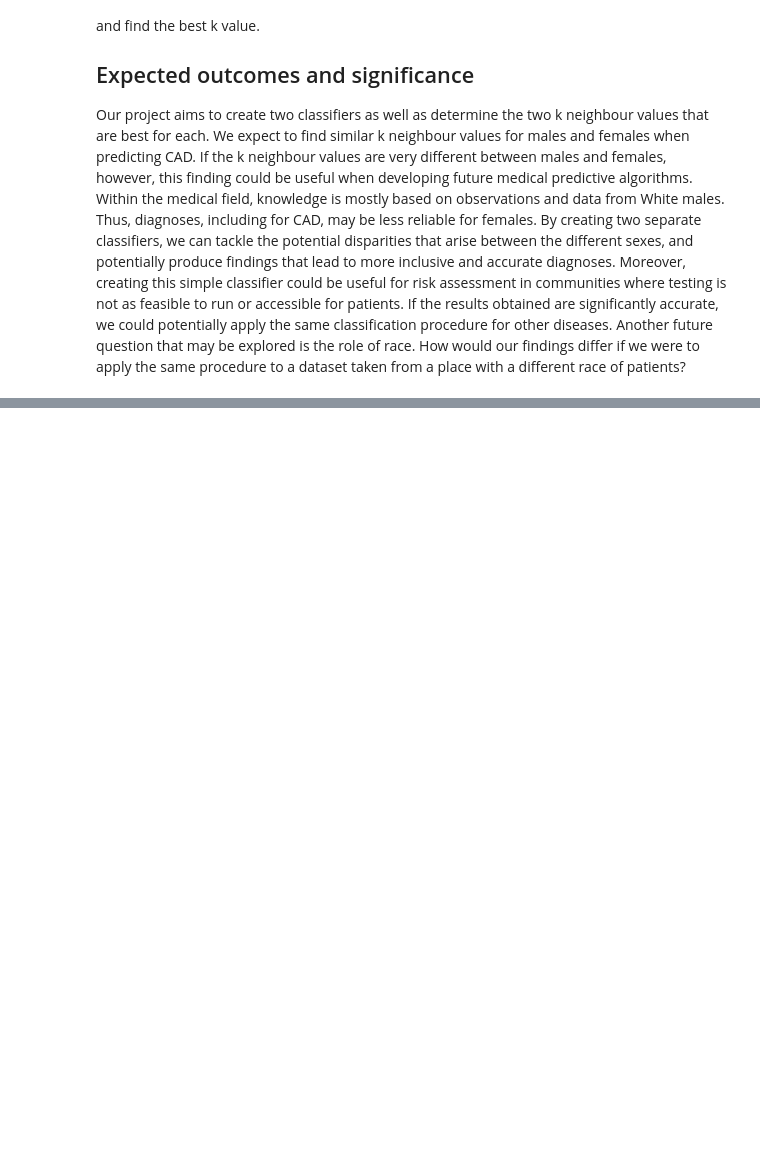
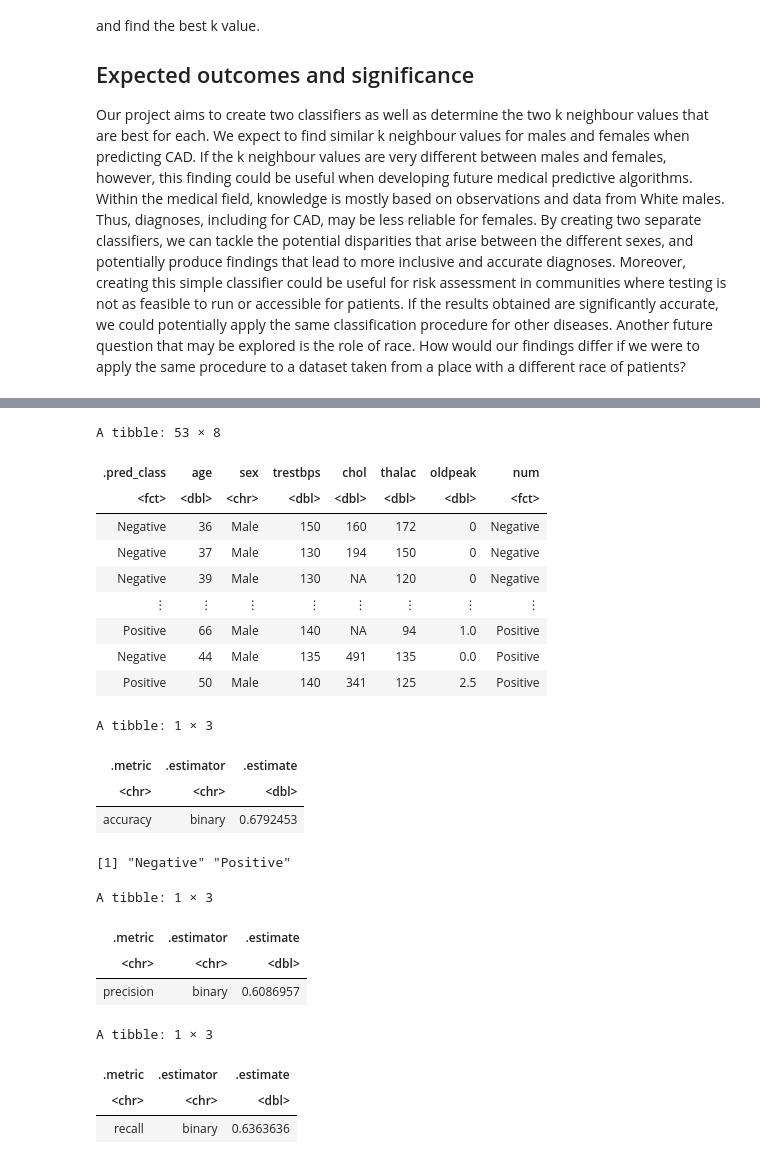
Before and after one commit to szulkifl/dsci-data-analysis-project-44, a Jupyter notebook: project_proposal.ipynb, the cells around one changed output, grey strips where cells are left out. Drawn from its saved outputs; the diff is of its cells as text; code cells hidden in the pictures; blank space fills up the shorter version.

```diff
--- a/project_proposal.ipynb
+++ b/project_proposal.ipynb
@@ -449,0 +559,55 @@ cross_val_males
+# %%
+## first create the classifier with the best number of K values for females
+knn_male_max_spec <- nearest_neighbor(weight_func = "rectangular", neighbors = 7) |>
+                       set_engine("kknn") |>
+                       set_mode("classification")
+
+# now we will use the original recipe for female data and make our workflow for this spec
+knn_final_male_fit <- workflow() |>
+                             add_recipe(recipe_male) |>
+                             add_model(knn_male_max_spec) |>
+                             fit(train_male)
+
+
+# now we use this workflow to predict the test set, but first we split the test set into male and female
+male_prediction <- predict(knn_final_male_fit, male_test) |>
+                     bind_cols(male_test)
+
+male_prediction
+
+male_prediction_accuracy <- male_prediction |>
+                              metrics(truth = num, estimate = .pred_class) |>
+                              filter(.metric == "accuracy")
+
+male_prediction_accuracy
+
+# this tells us that the first level is a negative diagnosis and positive is the second level
+male_prediction |> pull(num) |> levels()
+
+# female_prediction_precision
+male_prediction |> precision(truth = num, estimate = .pred_class, event_level = "second")
+male_prediction |> recall(truth = num, estimate = .pred_class, event_level = "second")
+# %% [output]
+A tibble: 53 × 8
+| .pred_class | age | sex | trestbps | chol | thalac | oldpeak | num |
+| <fct> | <dbl> | <chr> | <dbl> | <dbl> | <dbl> | <dbl> | <fct> |
+| Negative | 36 | Male | 150 | 160 | 172 | 0 | Negative |
+| Negative | 37 | Male | 130 | 194 | 150 | 0 | Negative |
+| Negative | 39 | Male | 130 | NA | 120 | 0 | Negative |
+| ⋮ | ⋮ | ⋮ | ⋮ | ⋮ | ⋮ | ⋮ | ⋮ |
+| Positive | 66 | Male | 140 | NA | 94 | 1.0 | Positive |
+| Negative | 44 | Male | 135 | 491 | 135 | 0.0 | Positive |
+| Positive | 50 | Male | 140 | 341 | 125 | 2.5 | Positive |
+A tibble: 1 × 3
+| .metric | .estimator | .estimate |
+| <chr> | <chr> | <dbl> |
+| accuracy | binary | 0.6792453 |
+[1] "Negative" "Positive"
+A tibble: 1 × 3
+| .metric | .estimator | .estimate |
+| <chr> | <chr> | <dbl> |
+| precision | binary | 0.6086957 |
+A tibble: 1 × 3
+| .metric | .estimator | .estimate |
+| <chr> | <chr> | <dbl> |
+| recall | binary | 0.6363636 |
```
Also changed, not shown: parts of 9 cells of this notebook.
